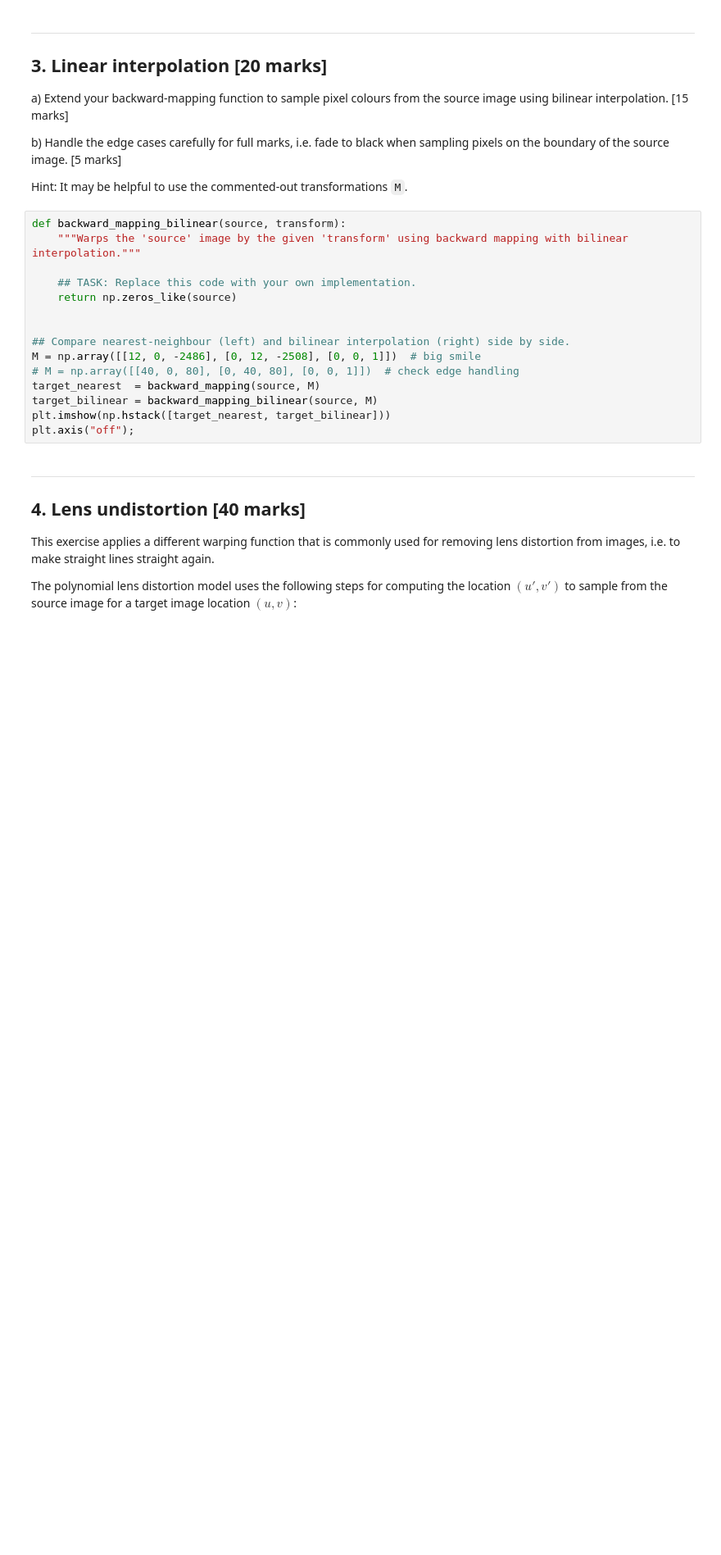
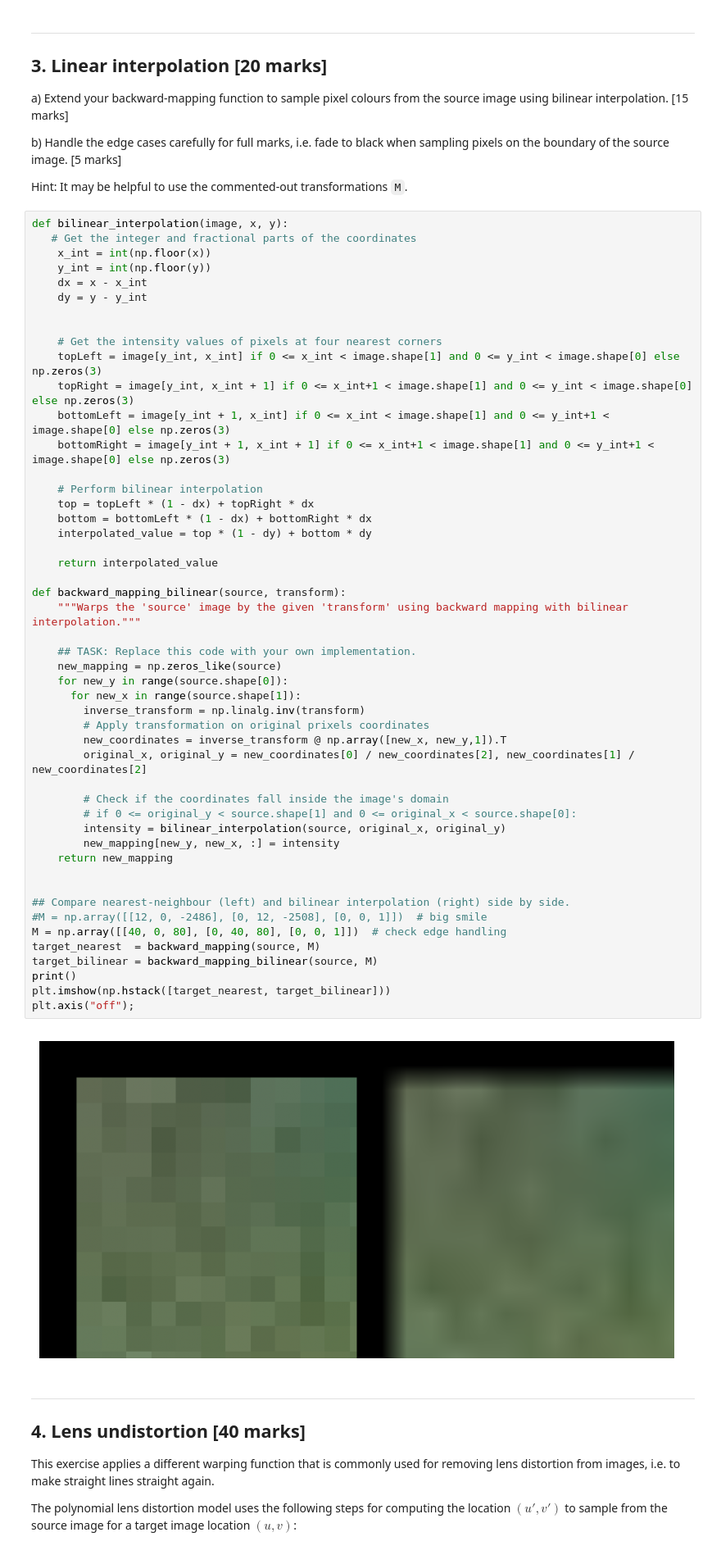
Before and after one commit to varniethan/Computer-Vision, a Jupyter notebook: Image Warping Lab.ipynb, the cells around one changed output. Shown at 82% size. Drawn from its saved outputs; the diff is of its cells as text; blank space fills up the shorter version.

```diff
--- a/Image Warping Lab.ipynb
+++ b/Image Warping Lab.ipynb
@@ -113,20 +117,56 @@ b) Handle the edge cases carefully for full marks, i.e. fade to black when sampl
 
 Hint: It may be helpful to use the commented-out transformations `M`.
 # %%
+def bilinear_interpolation(image, x, y):
+   # Get the integer and fractional parts of the coordinates
+    x_int = int(np.floor(x))
+    y_int = int(np.floor(y))
+    dx = x - x_int
+    dy = y - y_int
+
+
+    # Get the intensity values of pixels at four nearest corners
+    topLeft = image[y_int, x_int] if 0 <= x_int < image.shape[1] and 0 <= y_int < image.shape[0] else np.zeros(3)
+    topRight = image[y_int, x_int + 1] if 0 <= x_int+1 < image.shape[1] and 0 <= y_int < image.shape[0] else np.zeros(3)
+    bottomLeft = image[y_int + 1, x_int] if 0 <= x_int < image.shape[1] and 0 <= y_int+1 < image.shape[0] else np.zeros(3)
+    bottomRight = image[y_int + 1, x_int + 1] if 0 <= x_int+1 < image.shape[1] and 0 <= y_int+1 < image.shape[0] else np.zeros(3)
+
+    # Perform bilinear interpolation
+    top = topLeft * (1 - dx) + topRight * dx
+    bottom = bottomLeft * (1 - dx) + bottomRight * dx
+    interpolated_value = top * (1 - dy) + bottom * dy
+
+    return interpolated_value
+
 def backward_mapping_bilinear(source, transform):
     """Warps the 'source' image by the given 'transform' using backward mapping with bilinear interpolation."""
 
     ## TASK: Replace this code with your own implementation.
-    return np.zeros_like(source)
+    new_mapping = np.zeros_like(source)
+    for new_y in range(source.shape[0]):
+      for new_x in range(source.shape[1]):
+        inverse_transform = np.linalg.inv(transform)
+        # Apply transformation on original prixels coordinates
+        new_coordinates = inverse_transform @ np.array([new_x, new_y,1]).T
+        original_x, original_y = new_coordinates[0] / new_coordinates[2], new_coordinates[1] / new_coordinates[2]
+
+        # Check if the coordinates fall inside the image's domain
+        # if 0 <= original_y < source.shape[1] and 0 <= original_x < source.shape[0]:
+        intensity = bilinear_interpolation(source, original_x, original_y)
+        new_mapping[new_y, new_x, :] = intensity
+    return new_mapping
 
 
 ## Compare nearest-neighbour (left) and bilinear interpolation (right) side by side.
-M = np.array([[12, 0, -2486], [0, 12, -2508], [0, 0, 1]])  # big smile
-# M = np.array([[40, 0, 80], [0, 40, 80], [0, 0, 1]])  # check edge handling
+#M = np.array([[12, 0, -2486], [0, 12, -2508], [0, 0, 1]])  # big smile
+M = np.array([[40, 0, 80], [0, 40, 80], [0, 0, 1]])  # check edge handling
 target_nearest  = backward_mapping(source, M)
 target_bilinear = backward_mapping_bilinear(source, M)
+print()
 plt.imshow(np.hstack([target_nearest, target_bilinear]))
 plt.axis("off");
+# %% [output]
+[figure, added]
 # %% [markdown]
 ----
 ## 4. Lens undistortion [40 marks]
```
Also changed, not shown: parts of 7 cells of this notebook, 2 other files.
